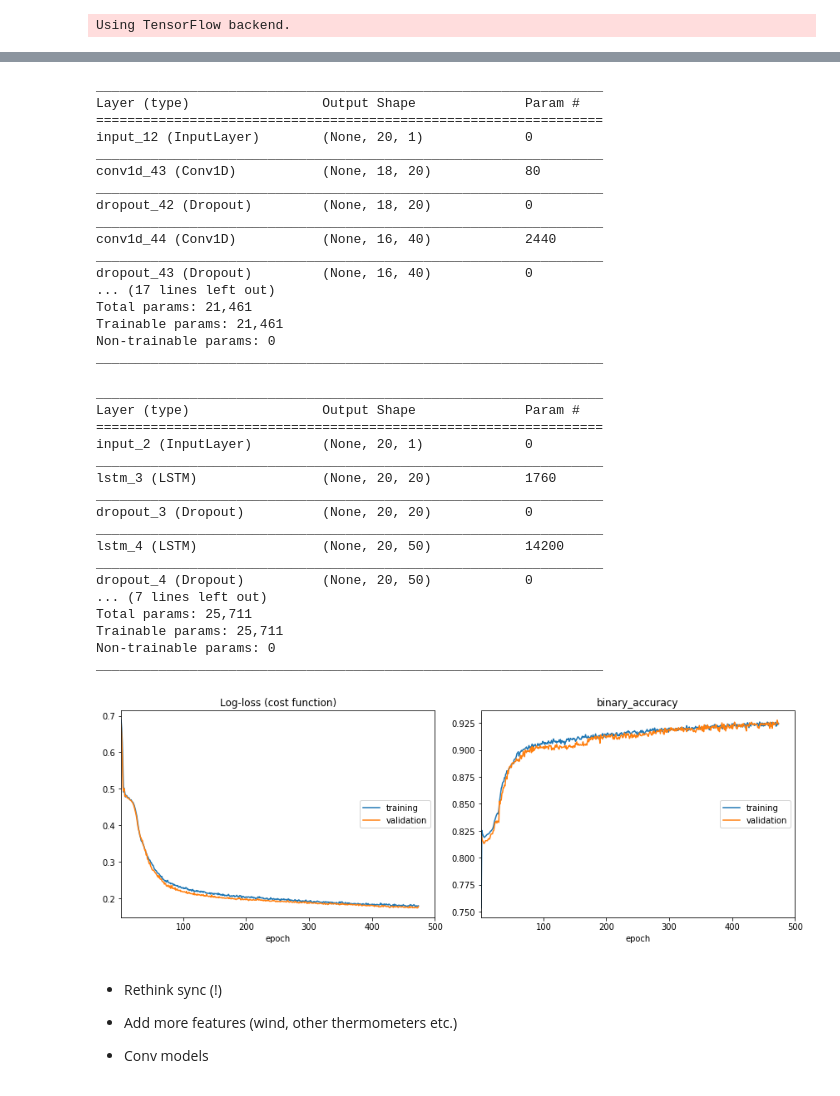
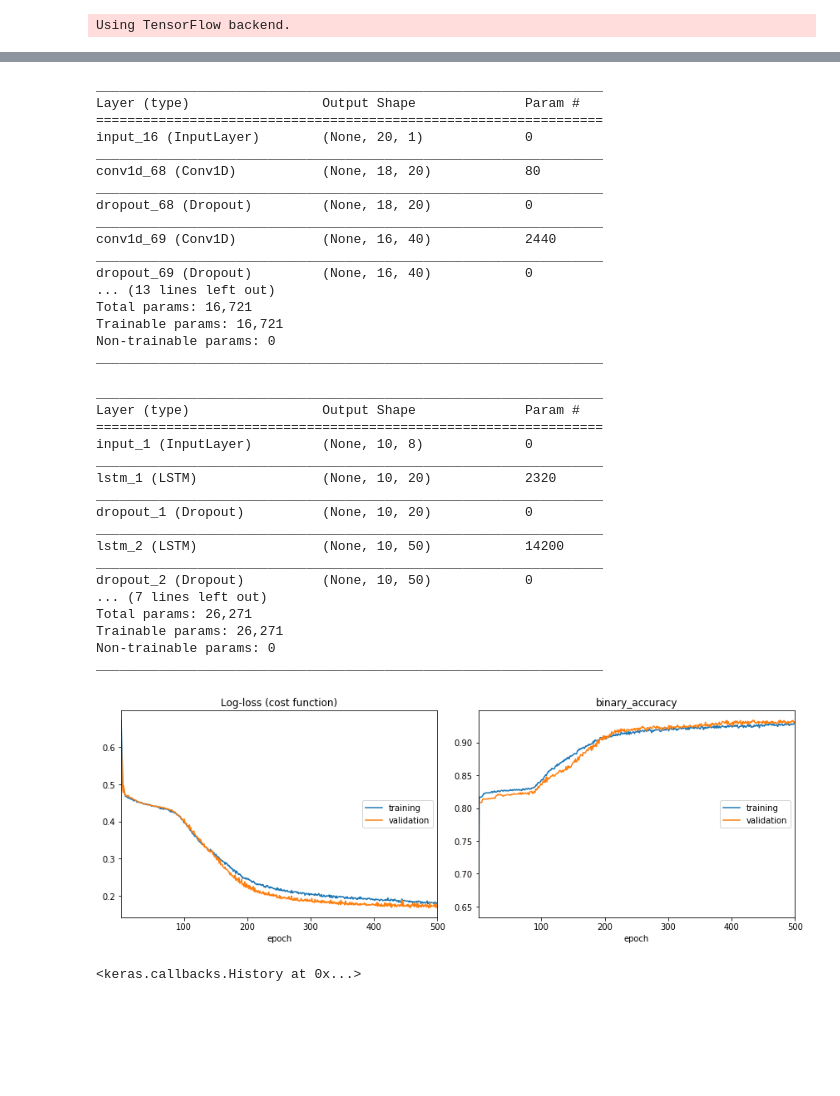
Before and after one commit to RedTachyon/actos-analysis, a Jupyter notebook: jump_prediction.ipynb, the cells around one changed output, grey strips where cells are left out. Saved outputs shown, nothing was run; the diff lists cells and outputs as text; code cells hidden in the pictures; blank space fills up the shorter version.

```diff
--- a/jump_prediction.ipynb
+++ b/jump_prediction.ipynb
@@ -99,3 +109,3 @@ print(neg_labels.shape)
 # %%
-X_data = np.concatenate((pos_temp_data, neg_temp_data))
+X_data = np.concatenate((pos_features, neg_features))
 Y_data = np.concatenate((pos_labels, neg_labels))
@@ -113,0 +116,4 @@ X_data_norm = np.expand_dims(X_data_norm, 2)
+# %%
+X_data_norm = normalize(X_data)
+
+#X_data_norm = X_data_norm[:,:,0:1]
@@ -122,24 +132,22 @@ print(X_test.shape)
+# %%
+inp_shape = X_train.shape[1:]
 # %%
-inputs = Input(shape=(20,1))
+inputs = Input(shape=inp_shape)
 X = Conv1D(20, 3, activation='relu')(inputs)
 #X = MaxPool1D(2)(X)
-X = Dropout(.5)(X)
+X = Dropout(.7)(X)
 
 X = Conv1D(40, 3, activation='relu')(X)
 #X = MaxPool1D(2)(X)
-X = Dropout(.5)(X)
-
-X = Conv1D(40, 3, activation='relu')(X)
-#X = MaxPool1D(2)(X)
-X = Dropout(.5)(X)
+X = Dropout(.7)(X)
 
 X = Conv1D(50, 3, activation='relu')(X)
 #X = MaxPool1D(2)(X)
-X = Dropout(.5)(X)
+X = Dropout(.7)(X)
 
 X = Conv1D(50, 3, activation='relu')(X)
 #X = MaxPool1D(2)(X)
-X = Dropout(.5)(X)
+X = Dropout(.7)(X)
 
 X = Flatten()(X)
 X = Dense(1,  activation='sigmoid')(X)
@@ -150,22 +158,22 @@ model.summary()
 _________________________________________________________________
 Layer (type)                 Output Shape              Param #
 =================================================================
-input_12 (InputLayer)        (None, 20, 1)             0
+input_16 (InputLayer)        (None, 20, 1)             0
 _________________________________________________________________
-conv1d_43 (Conv1D)           (None, 18, 20)            80
+conv1d_68 (Conv1D)           (None, 18, 20)            80
 _________________________________________________________________
-dropout_42 (Dropout)         (None, 18, 20)            0
+dropout_68 (Dropout)         (None, 18, 20)            0
 _________________________________________________________________
-conv1d_44 (Conv1D)           (None, 16, 40)            2440
+conv1d_69 (Conv1D)           (None, 16, 40)            2440
 _________________________________________________________________
-dropout_43 (Dropout)         (None, 16, 40)            0
-... (17 lines left out)
-Total params: 21,461
-Trainable params: 21,461
+dropout_69 (Dropout)         (None, 16, 40)            0
+... (13 lines left out)
+Total params: 16,721
+Trainable params: 16,721
 Non-trainable params: 0
 _________________________________________________________________
 # %%
-inputs = Input(shape=(20,1))
+inputs = Input(shape=inp_shape)
 X = LSTM(20, return_sequences=True)(inputs)
 #X = MaxPool1D(2)(X)
 X = Dropout(.5)(X)
@@ -186,18 +194,18 @@ model.summary()
 _________________________________________________________________
 Layer (type)                 Output Shape              Param #
 =================================================================
-input_2 (InputLayer)         (None, 20, 1)             0
+input_1 (InputLayer)         (None, 10, 8)             0
 _________________________________________________________________
-lstm_3 (LSTM)                (None, 20, 20)            1760
+lstm_1 (LSTM)                (None, 10, 20)            2320
 _________________________________________________________________
-dropout_3 (Dropout)          (None, 20, 20)            0
+dropout_1 (Dropout)          (None, 10, 20)            0
 _________________________________________________________________
-lstm_4 (LSTM)                (None, 20, 50)            14200
+lstm_2 (LSTM)                (None, 10, 50)            14200
 _________________________________________________________________
-dropout_4 (Dropout)          (None, 20, 50)            0
+dropout_2 (Dropout)          (None, 10, 50)            0
 ... (7 lines left out)
-Total params: 25,711
-Trainable params: 25,711
+Total params: 26,271
+Trainable params: 26,271
 Non-trainable params: 0
 _________________________________________________________________
 # %%
@@ -205,21 +213,16 @@ model.compile('adam', 'binary_crossentropy', metrics=['binary_accuracy'])
 # %%
 weight = class_weight.compute_class_weight('balanced', np.unique(Y_train), Y_train)
 # %%
-model.fit(X_train, Y_train,
-          epochs=500,
-          batch_size=4000,
-          class_weight=weight,
-          validation_data=(X_test, Y_test),
-          verbose=0,
-          callbacks=[PlotLossesKeras()])
+history = model.fit(X_train, Y_train,
+                    epochs=500,
+                    batch_size=4000,
+                    class_weight=weight,
+                    validation_data=(X_test, Y_test),
+                    verbose=0,
+                    callbacks=[PlotLossesKeras()])
 # %% [output]
-[figure, old version]
+[figure, new version]
+<keras.callbacks.History at 0x...>
-# %% [markdown]
-- Rethink sync (!)
-
-- Add more features (wind, other thermometers etc.)
-
-- Conv models
 # %%
 print(model.evaluate(X_train, Y_train, batch_size=4000))
 print(model.evaluate(X_test, Y_test, batch_size=4000))
```
Also changed, not shown: parts of 22 cells of this notebook, 4 other files.
